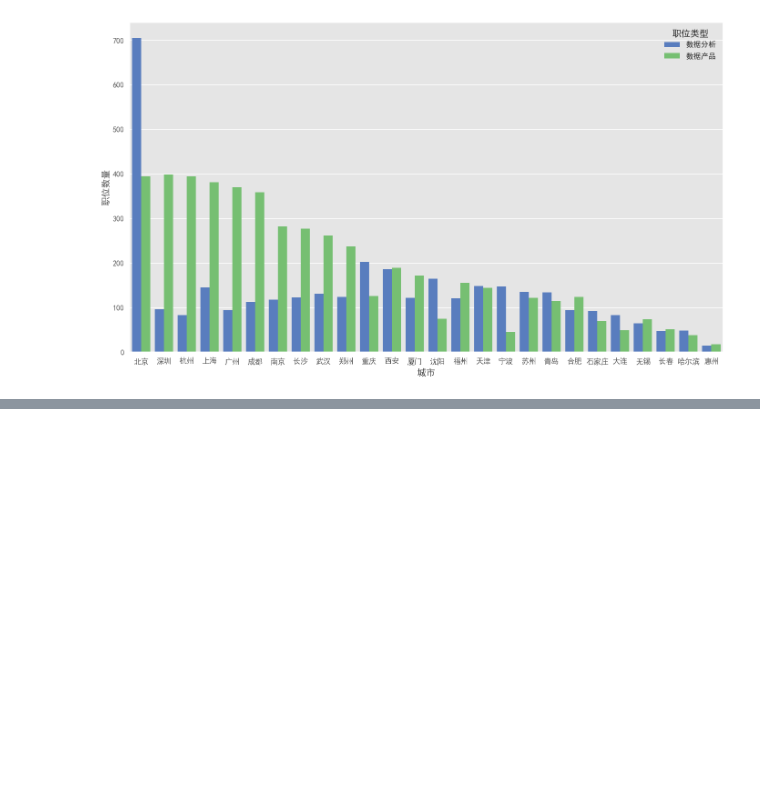
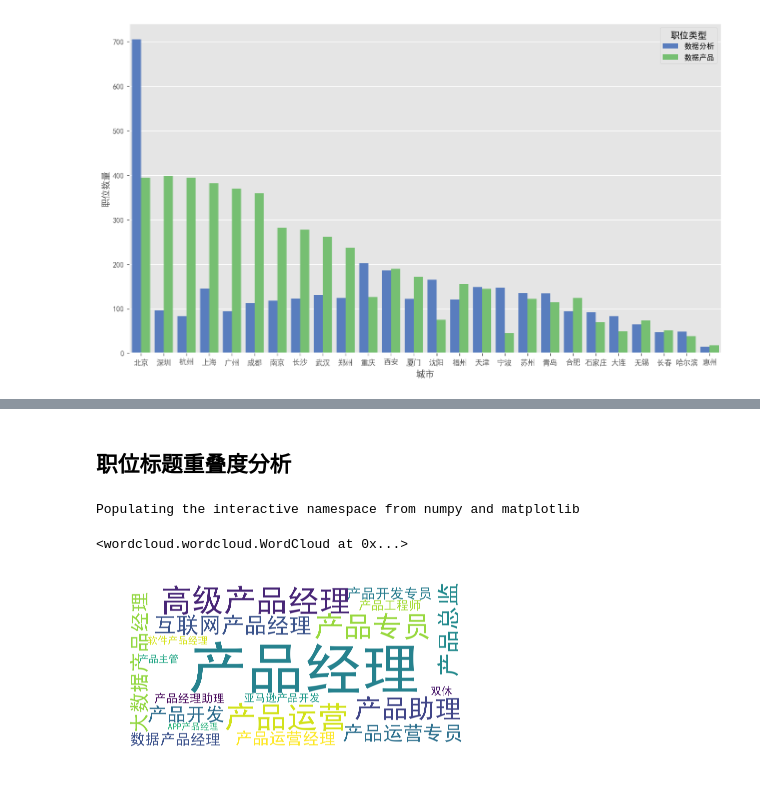
Before and after one commit to mingsquall/pm-salt, a Jupyter notebook: Vol 02 数据产品与数据分析职位分析/Data Product & Data Analysis.ipynb, the cells around one changed output, grey strips where cells are left out. Saved outputs shown, nothing was run; the diff lists cells and outputs as text; code cells hidden in the pictures; blank space fills up the shorter version.

```diff
--- a/Vol 02 数据产品与数据分析职位分析/Data Product & Data Analysis.ipynb
+++ b/Vol 02 数据产品与数据分析职位分析/Data Product & Data Analysis.ipynb
@@ -247,0 +316,21 @@ plt.show()
+# %% [markdown]
+## 职位标题重叠度分析
+# %%
+data_product_str = ''
+dplis = [name for name in list(real_data_product_df['jobName'])]
+for i in range(len(dplis)):
+    data_product_str += ' ' + dplis[i]
+wordcloud = WordCloud(font_path="simhei.ttf",
+                      max_words=20,
+                      margin=1,
+                      scale=32,
+                      background_color="white",
+                      mode="RGBA").generate(data_product_str)
+%pylab inline
+plt.imshow(wordcloud, interpolation='bilinear')
+plt.axis("off")
+wordcloud.to_file('3-数据产品经理职位标题词云.png')
+# %% [output]
+Populating the interactive namespace from numpy and matplotlib
+<wordcloud.wordcloud.WordCloud at 0x...>
+[figure, added]
```
Also changed, not shown: parts of 25 cells of this notebook.
